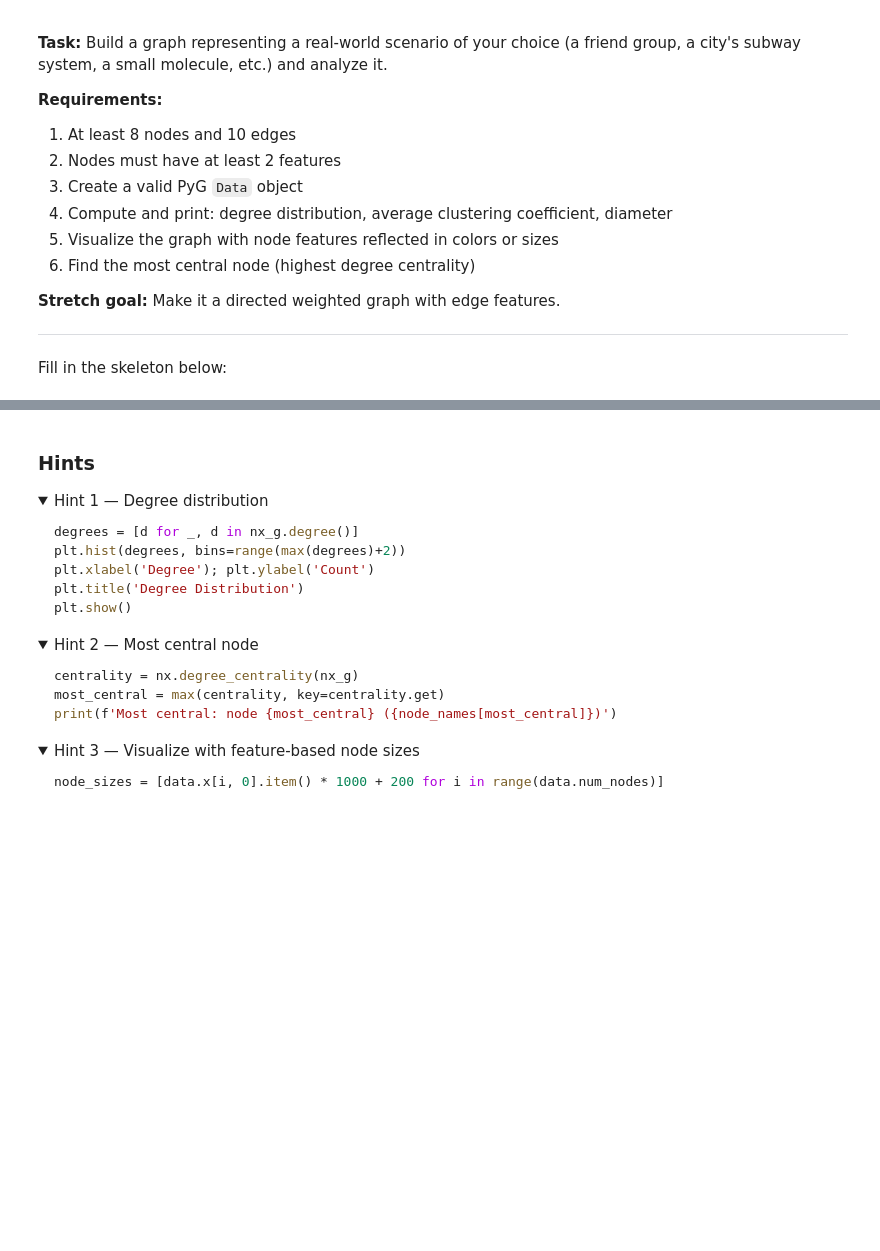
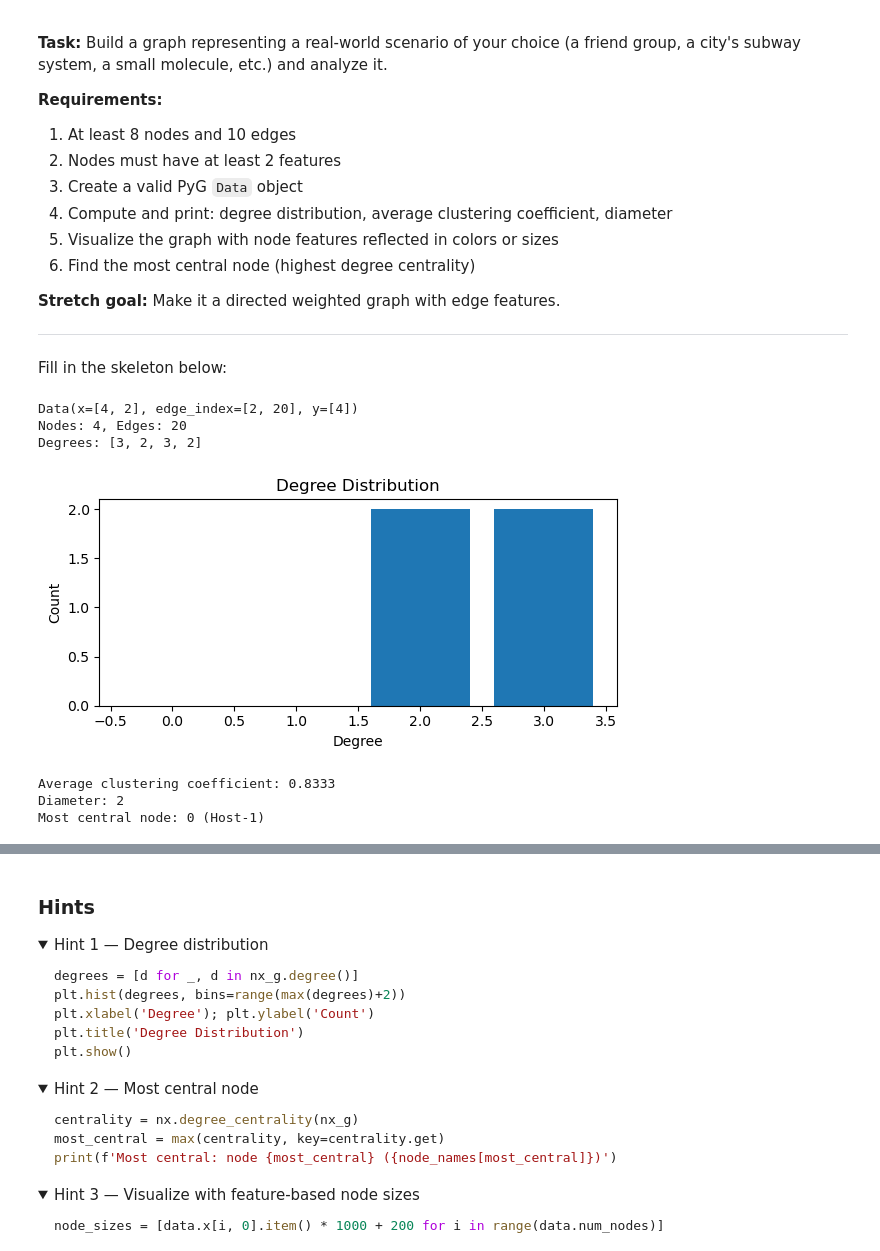
Before and after one commit to OskarBartoszyk/Complex-system-designs, a Jupyter notebook: GNN/01_graph_foundations.ipynb, the cells around one changed output, grey strips where cells are left out. Saved outputs shown, nothing was run; the diff lists cells and outputs as text; code cells hidden in the pictures; folded sections open; blank space fills up the shorter version.

Commit message:
PyTorch

```diff
--- a/GNN/01_graph_foundations.ipynb
+++ b/GNN/01_graph_foundations.ipynb
@@ -352,6 +426,7 @@ import numpy as np
 import matplotlib.pyplot as plt
 from torch_geometric.data import Data
 from torch_geometric.utils import to_networkx
+from matplotlib.patches import Patch
 
 # ---------------------------------------------------------------
 # TODO 1: Define your nodes and their features
@@ -362,47 +437,98 @@ from torch_geometric.utils import to_networkx
 node_names = []  # e.g., ['Alice', 'Bob', ...]
 
 # x: shape (num_nodes, num_features)
+node_names = ['Host-1', 'Host-2', 'Host-3', 'Host-4']
+
+# Features: [ip_last_octet, temperature]
+# IPs: 172.16.0.1 -> last octet 1, etc.
 x = torch.tensor([
-    # [feature1, feature2, ...] for each node
-], dtype=torch.float)
+    [1, 32.1], # Node 0: IP and temperature
+    [2, 28.5], # Node 1: IP and temperature
+    [3, 45.0],  # Node 2: IP and temperature
+    [4, 38.2], # Node 3: IP and temperature
+])
 
 # ---------------------------------------------------------------
 # TODO 2: Define your edges
 # Format: list of (src, dst) tuples — use node indices
 # For undirected: you'll need both (i,j) and (j,i)
 # ---------------------------------------------------------------
 
-edges = []  # e.g., [(0, 1), (1, 2), ...]
+edges = [
+    (0,1), (1,0), (1,2), (2,1), (0,2), (2,0), (2,3), (3,2), (0,3), (3,0)
+]  # e.g., [(0, 1), (1, 2), ...]
 
 src = [e[0] for e in edges] + [e[1] for e in edges]
 dst = [e[1] for e in edges] + [e[0] for e in edges]
 edge_index = torch.tensor([src, dst], dtype=torch.long)
 
 # ---------------------------------------------------------------
 # TODO 3: Define node labels (e.g., categories, groups)
 # ---------------------------------------------------------------
 
-y = torch.tensor([], dtype=torch.long)
+y = torch.tensor([0, 0, 1, 1], dtype=torch.long)
 
 # ---------------------------------------------------------------
 # TODO 4: Create the PyG Data object and print its summary
 # ---------------------------------------------------------------
 
 data = Data(x=x, edge_index=edge_index, y=y)
-# print(data)
-# print(f'Nodes: {data.num_nodes}, Edges: {data.num_edges}')
+print(data)
+print(f'Nodes: {data.num_nodes}, Edges: {data.num_edges}')
 
 # ---------------------------------------------------------------
 # TODO 5: Build a NetworkX graph from your Data object and compute stats
 # ---------------------------------------------------------------
+# Build NetworkX graph and compute stats
+nx_g = to_networkx(data, to_undirected=True)
 
-# nx_g = to_networkx(data, to_undirected=True)
-# ... compute degree distribution, clustering coeff, diameter ...
+# Degree distribution
+degrees = [d for _, d in nx_g.degree()]
+print('Degrees:', degrees)
+plt.figure(figsize=(6,3))
+plt.hist(degrees, bins=range(max(degrees)+2), align='left', rwidth=0.8)
+plt.xlabel('Degree'); plt.ylabel('Count'); plt.title('Degree Distribution')
+plt.tight_layout()
+plt.show()
 
-# ---------------------------------------------------------------
-# TODO 6: Visualize (color nodes by y label, size by degree)
-# ---------------------------------------------------------------
+# Clustering coefficient
+avg_clust = nx.average_clustering(nx_g)
+print(f'Average clustering coefficient: {avg_clust:.4f}')
 
-# fig, ax = plt.subplots(figsize=(8, 6))
-# ...
-# plt.show()
+# Diameter (handle disconnected graphs)
+if nx.is_connected(nx_g):
+    diam = nx.diameter(nx_g)
+else:
+    diam = max(nx.diameter(nx_g.subgraph(c)) for c in nx.connected_components(nx_g))
+print(f'Diameter: {diam}')
+
+# Most central node (degree centrality)
+centrality = nx.degree_centrality(nx_g)
+most_central = max(centrality, key=centrality.get)
+name = node_names[most_central] if most_central < len(node_names) else str(most_central)
+print(f'Most central node: {most_central} ({name})')
+
+# Visualization: color by label y, size by degree
+pos = nx.spring_layout(nx_g, seed=42)
+node_colors = ['coral' if int(v) == 1 else 'steelblue' for v in data.y.tolist()]
+node_sizes = [d * 300 + 300 for d in degrees]  # scale for visibility
+
+fig, ax = plt.subplots(figsize=(7,5))
+nx.draw(nx_g, pos, ax=ax, with_labels=True,
+        labels={i: node_names[i] if i < len(node_names) else i for i in nx_g.nodes()},
+        node_color=node_colors, node_size=node_sizes,
+        font_color='white', font_weight='bold', edge_color='gray', width=1.5)
+
+legend = [Patch(color='coral', label='Label 1'), Patch(color='steelblue', label='Label 0')]
+ax.legend(handles=legend, loc='upper left')
+ax.set_title('Graph — colored by y label, sized by degree')
+plt.tight_layout()
+plt.show()
+# %% [output]
+Data(x=[4, 2], edge_index=[2, 20], y=[4])
+Nodes: 4, Edges: 20
+Degrees: [3, 2, 3, 2]
+[figure, added]
+Average clustering coefficient: 0.8333
+Diameter: 2
+Most central node: 0 (Host-1)
```
Also changed, not shown: parts of 10 cells of this notebook, 20 other files.
